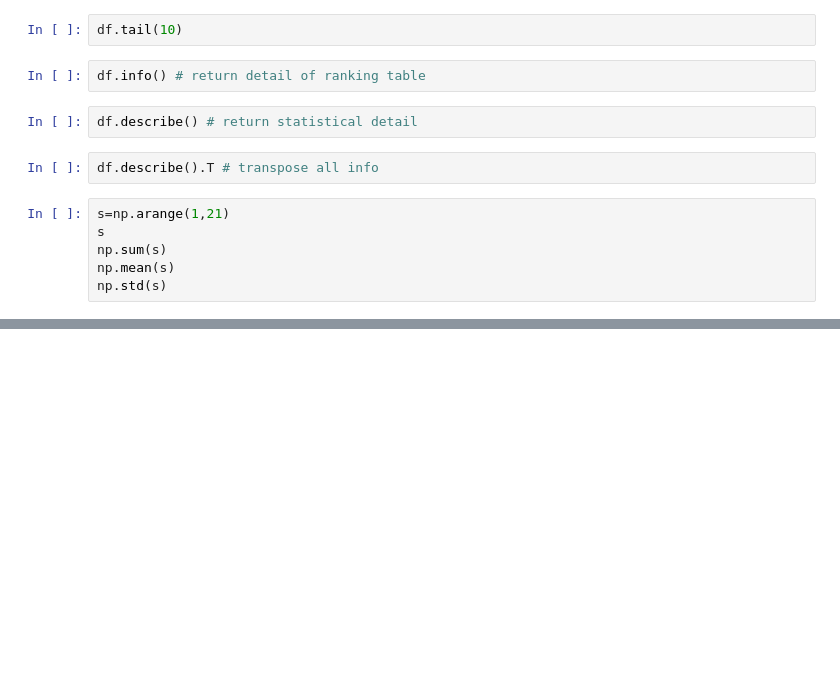
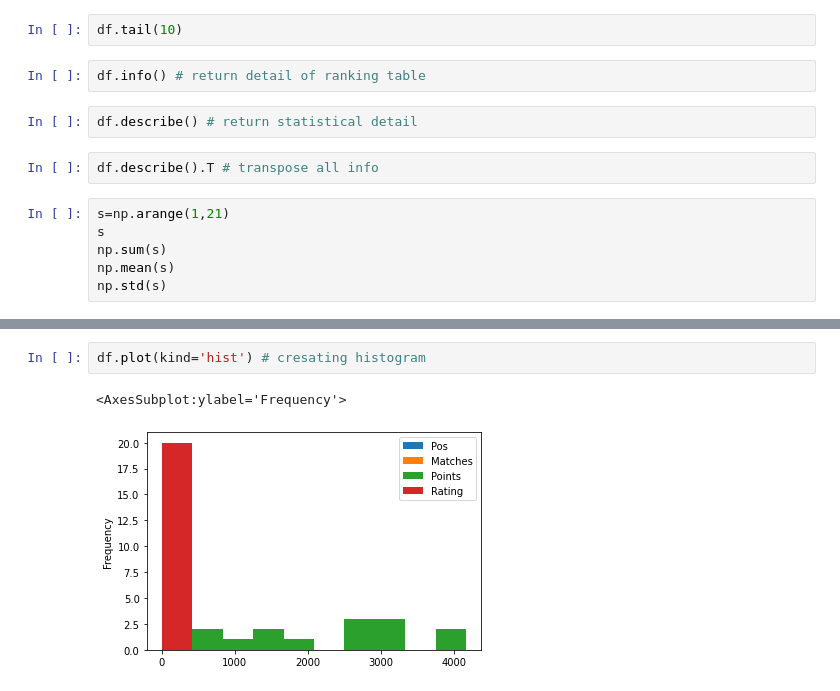
Before and after one commit to Rasel-25/Python, a Jupyter notebook: DataAnalysis/wrnagling.ipynb, the cells around one changed output, grey strips where cells are left out. Cells and saved outputs as stored; diff of their text form; blank space fills up the shorter version.

```diff
--- a/DataAnalysis/wrnagling.ipynb
+++ b/DataAnalysis/wrnagling.ipynb
@@ -36,0 +112,5 @@ AttributeError: 'DataFrame' object has no attribute 'Team'
+# %%
+df.plot(kind='hist') # cresating histogram
+# %% [output]
+<AxesSubplot:ylabel='Frequency'>
+[figure, added]
```
Also changed, not shown: parts of 32 cells of this notebook.
